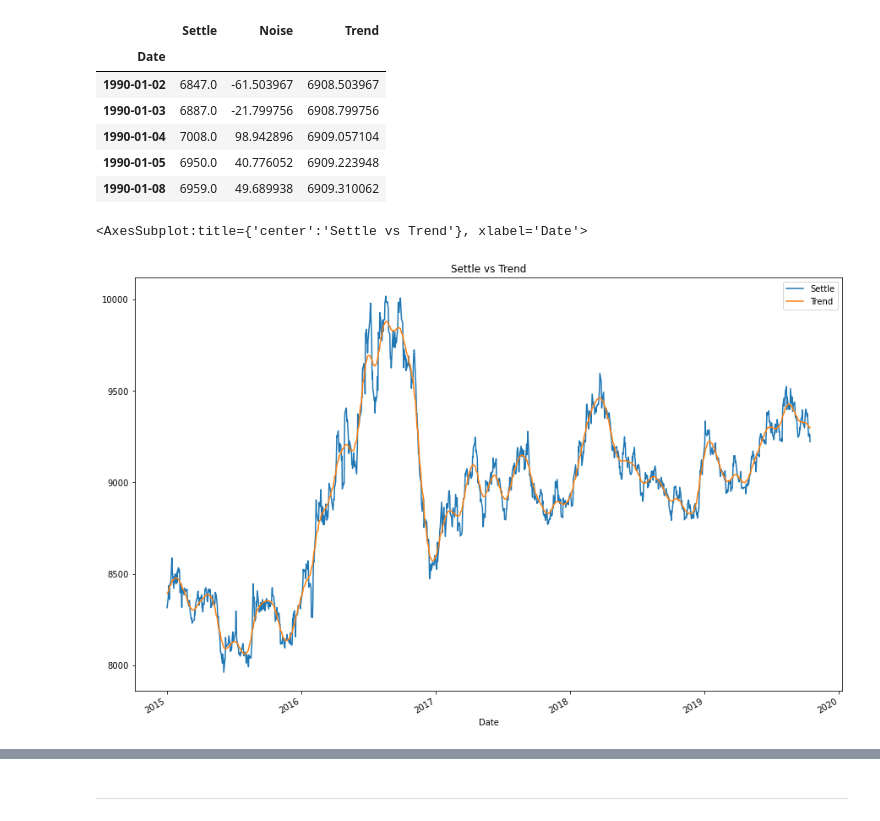
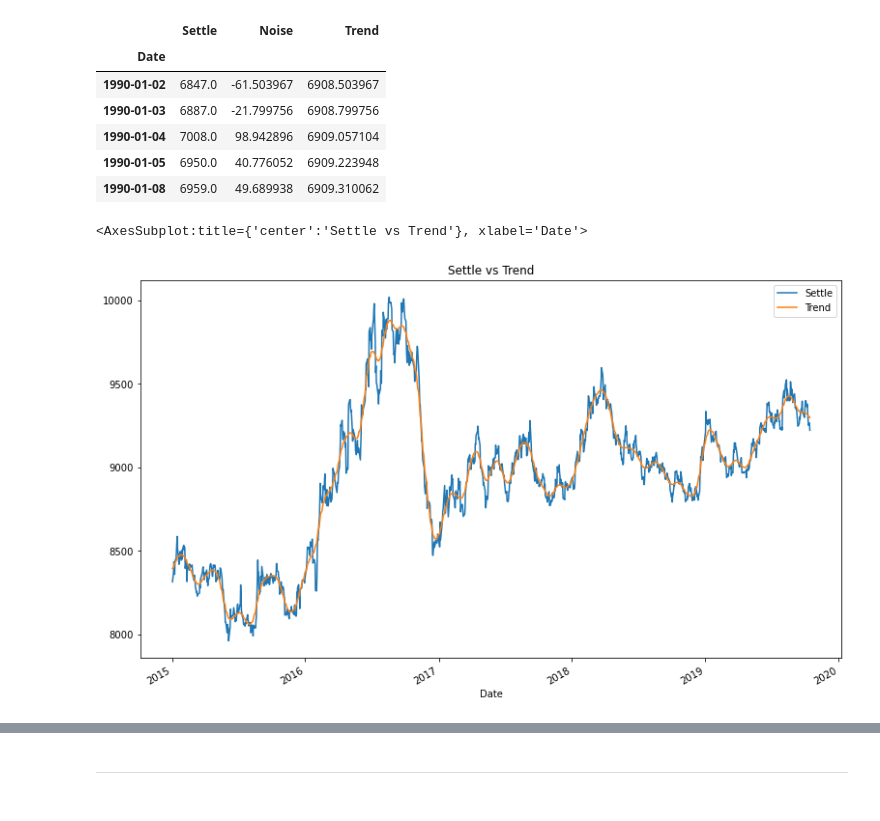
Before and after one commit to anjanamin/Time_Series, a Jupyter notebook: time_series_analysis.ipynb, the cells around one changed output, grey strips where cells are left out. Saved outputs shown, nothing was run; the diff lists cells and outputs as text; code cells hidden in the pictures.

```diff
--- a/time_series_analysis.ipynb
+++ b/time_series_analysis.ipynb
@@ -74,12 +74,12 @@ df_settle.head()
 # %%
 # Plot the Settle Price vs. the Trend for 2015 to the present
 df_settle[['Settle','Trend']]['2015-01':].plot(
-    figsize = (15,10),
+    figsize = (13,8),
     title = 'Settle vs Trend'
 )
 # %% [output]
 <AxesSubplot:title={'center':'Settle vs Trend'}, xlabel='Date'>
-[figure, old version]
+[figure, new version]
 # %%
 # Plot the Settle Noise
 df_settle.Noise.plot(
```
Also changed, not shown: parts of 10 cells of this notebook, 2 other files.
